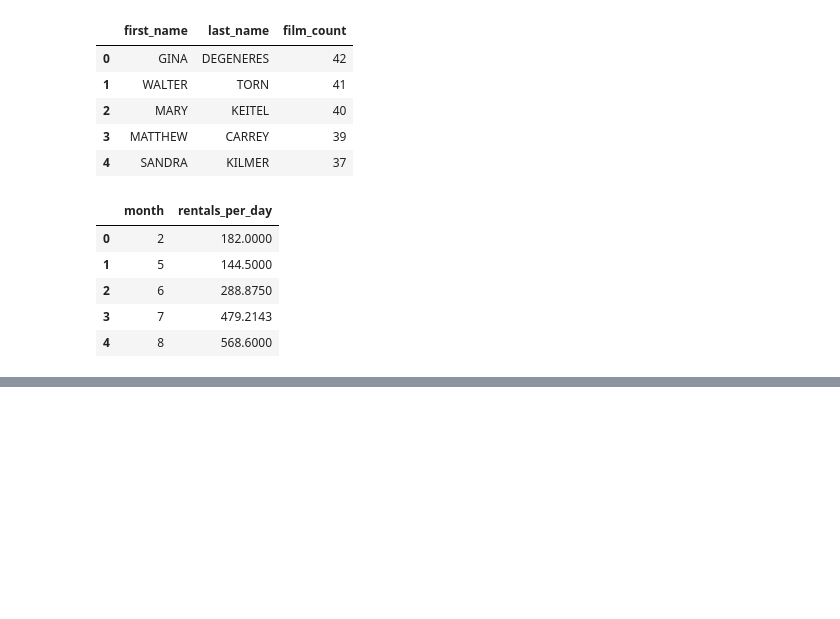
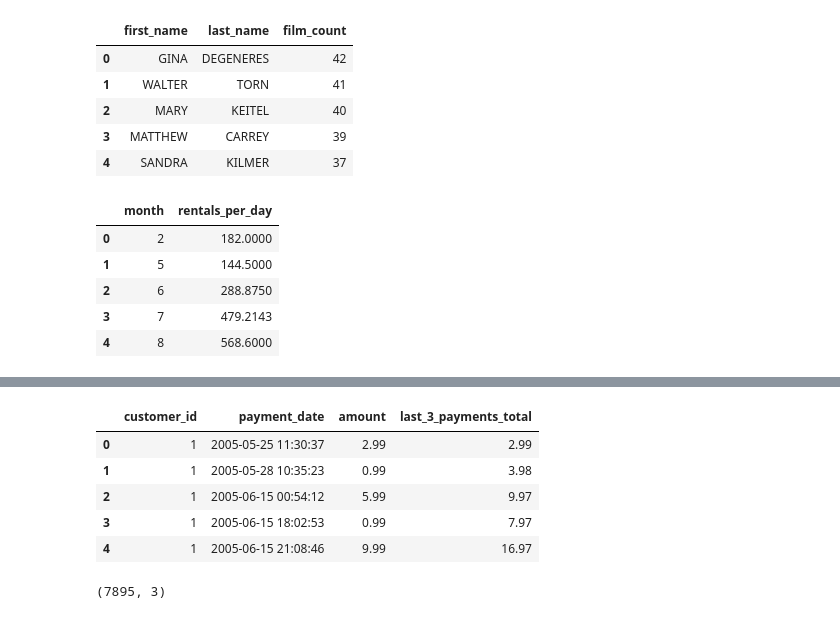
Before and after one commit to yjiahao/dsa3101, a Jupyter notebook: workshop5/Lec05_Fetching SQL Queries.ipynb, the cells around one changed output, grey strips where cells are left out. Drawn from its saved outputs; the diff is of its cells as text; code cells hidden in the pictures; blank space fills up the shorter version.

```diff
--- a/workshop5/Lec05_Fetching SQL Queries.ipynb
+++ b/workshop5/Lec05_Fetching SQL Queries.ipynb
@@ -301,0 +430,55 @@ df
+# %%
+# List each customer’s payment along with the total of their past 3
+# payments (including the current one)
+
+# NOTE: this is a sliding window method
+
+sql: str = (
+    '''
+SELECT
+    p.customer_id,
+    p.payment_date,
+    p.amount,
+    SUM(amount) OVER (
+        PARTITION BY p.customer_id
+        ORDER BY p.payment_date
+        ROWS BETWEEN 2 PRECEDING AND CURRENT ROW
+    ) AS last_3_payments_total
+FROM payment p
+ORDER BY customer_id, payment_date;
+'''
+)
+
+df = pd.read_sql(sql, con=engine)
+df.head()
+# %% [output]
+|  | customer_id | payment_date | amount | last_3_payments_total |
+| 0 | 1 | 2005-05-25 11:30:37 | 2.99 | 2.99 |
+| 1 | 1 | 2005-05-28 10:35:23 | 0.99 | 3.98 |
+| 2 | 1 | 2005-06-15 00:54:12 | 5.99 | 9.97 |
+| 3 | 1 | 2005-06-15 18:02:53 | 0.99 | 7.97 |
+| 4 | 1 | 2005-06-15 21:08:46 | 9.99 | 16.97 |
+# %%
+# Find all payments that are greater than the average payment amount
+# for the same customer.
+
+sql: str = (
+    '''
+SELECT
+    p.customer_id,
+    p.payment_id,
+    p.amount
+FROM
+    payment p
+WHERE
+    p.amount > (
+        SELECT AVG(p2.amount) FROM payment p2
+        WHERE p2.customer_id = p.customer_id
+    );
+'''
+)
+
+df = pd.read_sql(sql, con=engine)
+df.head()
+# %% [output]
+(7895, 3)
```
Also changed, not shown: parts of 8 cells of this notebook.
